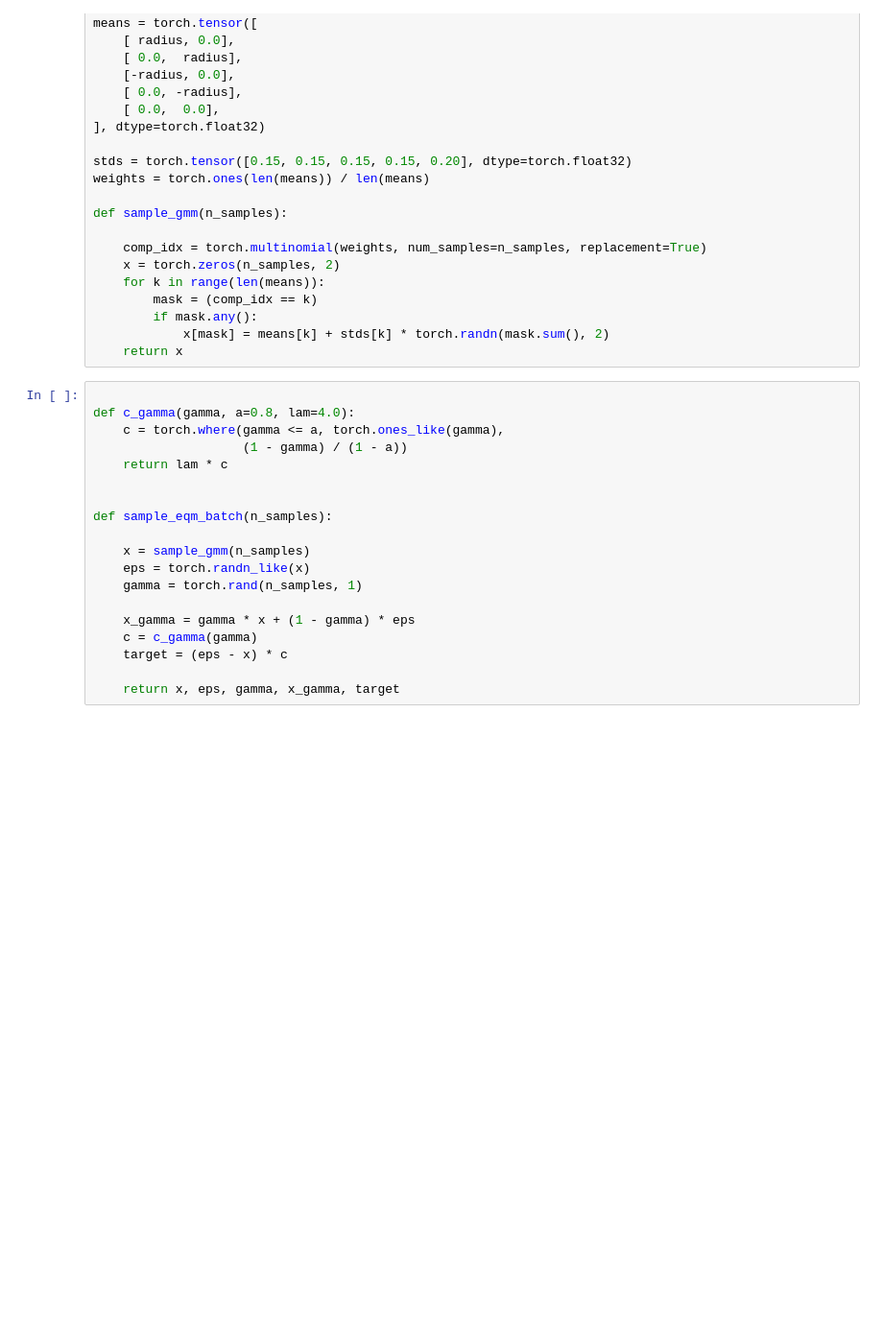
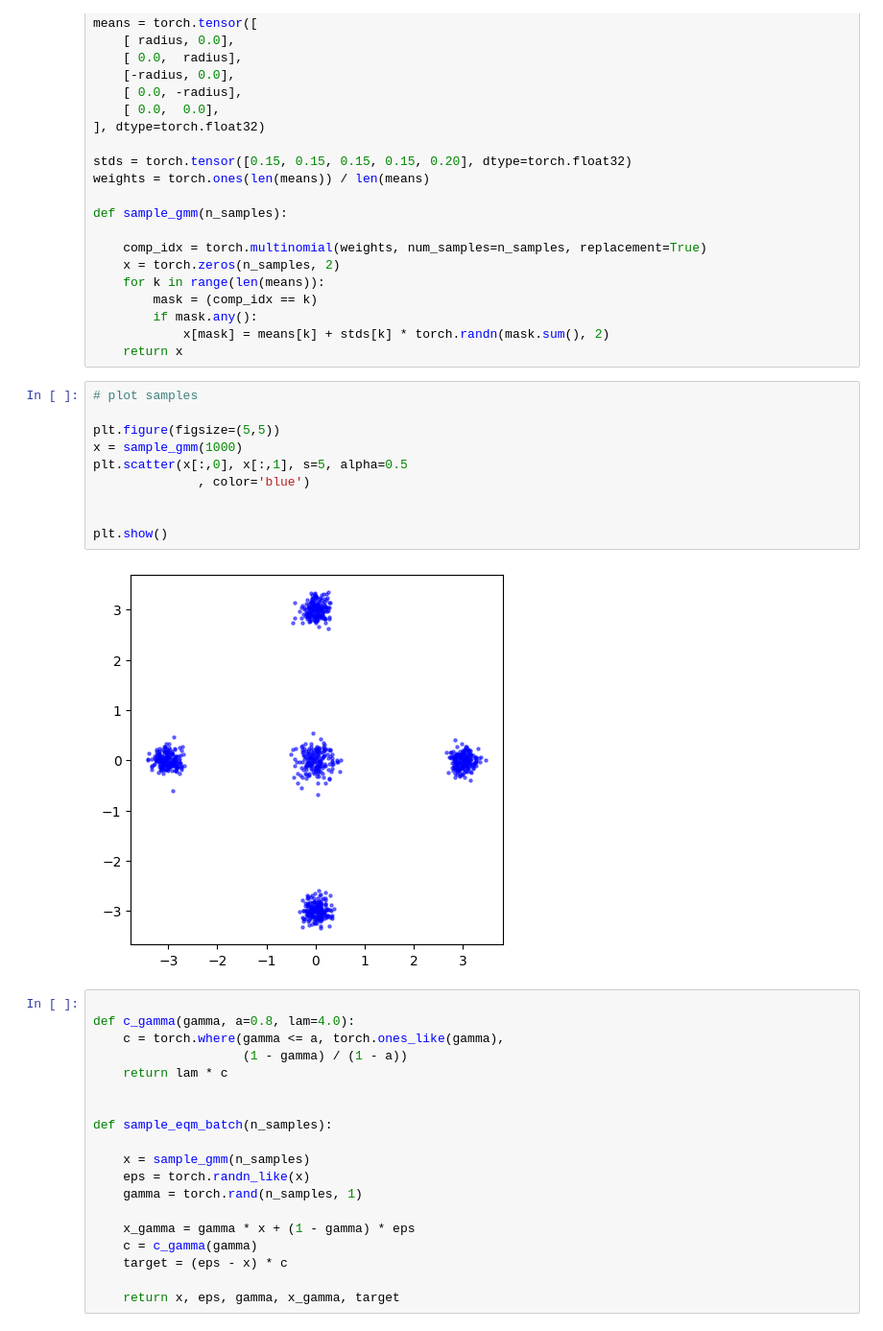
Before and after one commit to misha7b/langevin-gen, a Jupyter notebook: eqb_test.ipynb, the cells around one changed output. Shown: that part at 96% size. Saved outputs shown, nothing was run; the diff lists cells and outputs as text; blank space fills up the shorter version.

```diff
--- a/eqb_test.ipynb
+++ b/eqb_test.ipynb
@@ -35,6 +35,18 @@ def sample_gmm(n_samples):
         if mask.any():
             x[mask] = means[k] + stds[k] * torch.randn(mask.sum(), 2)
     return x
+# %%
+# plot samples
+
+plt.figure(figsize=(5,5))
+x = sample_gmm(1000)
+plt.scatter(x[:,0], x[:,1], s=5, alpha=0.5
+              , color='blue')
+
+
+plt.show()
+# %% [output]
+[figure, added]
 # %%
 
 def c_gamma(gamma, a=0.8, lam=4.0):
```
Also changed, not shown: parts of 5 cells of this notebook.
